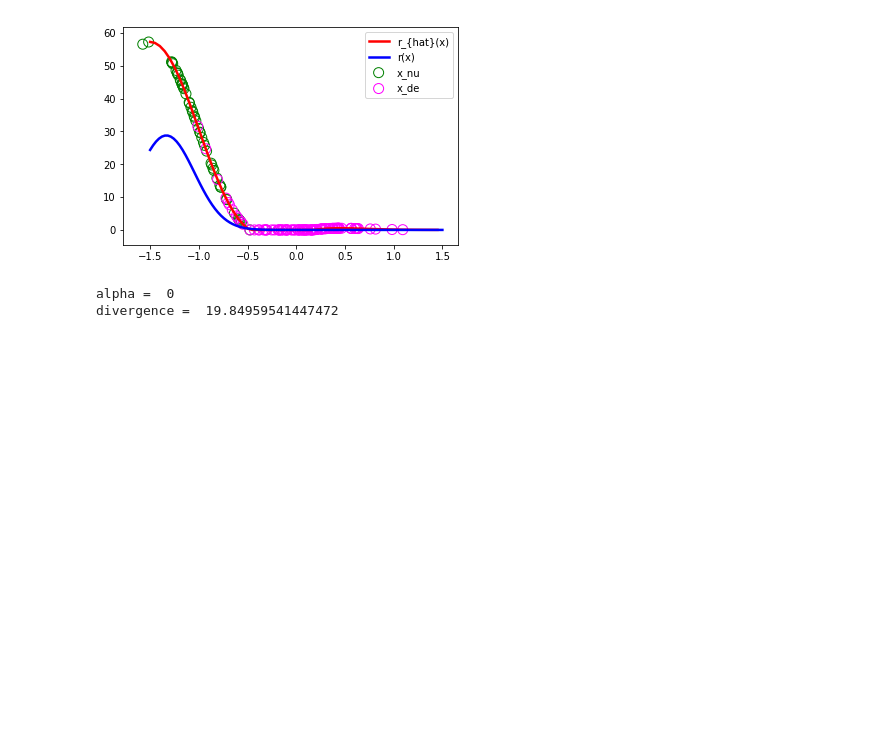
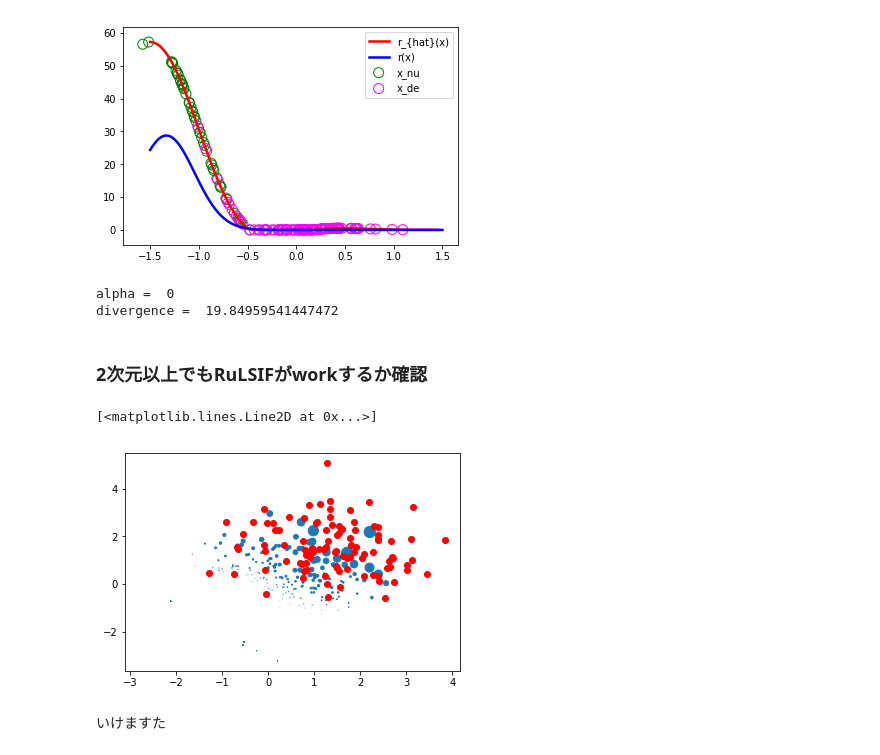
Before and after one commit to Nakakey/covariate_shift, a Jupyter notebook: compare_RuLSIF.ipynb, the cells around one changed output. Saved outputs shown, nothing was run; the diff lists cells and outputs as text; code cells hidden in the pictures; blank space fills up the shorter version.

```diff
--- a/compare_RuLSIF.ipynb
+++ b/compare_RuLSIF.ipynb
@@ -98,3 +200,22 @@ print('divergence = ', PE)
 [figure]
 alpha =  0
 divergence =  19.84959541447472
+# %% [markdown]
+### 2次元以上でもRuLSIFがworkするか確認
+# %%
+np.random.seed(123)
+x = np.random.multivariate_normal(mean = [0,0], cov = [[1,0],[0,1]], size = 300)
+y = np.random.multivariate_normal(mean = [1.5,1.5], cov = [[1,0],[0,1]], size = 100)
+# %%
+x_re_2d = np.concatenate((np.linspace(-4,4,500)[:,np.newaxis], np.linspace(-4,4,500)[:,np.newaxis]), axis = 1)
+# %%
+PE, w, s = R_ULSIF(y.T, x.T, c_[x_re_2d.T, y.T, x.T], alpha,
+                   sigma_list(x_nu, x_de), lambda_list(), x_nu.shape[1], 5)
+# %%
+plt.scatter(x[:,0], x[:,1],  s = w[600:900]*10)
+plt.plot(y[:,0], y[:,1], 'ro')
+# %% [output]
+[<matplotlib.lines.Line2D at 0x...>]
+[figure, added]
+# %% [markdown]
+いけますた
```
Also changed, not shown: parts of 14 cells of this notebook, 2 other files.
